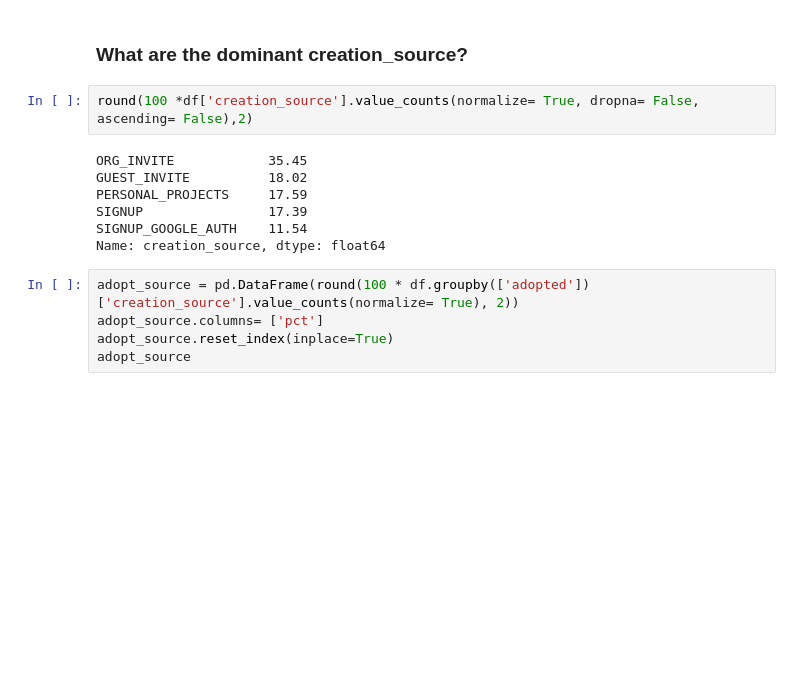
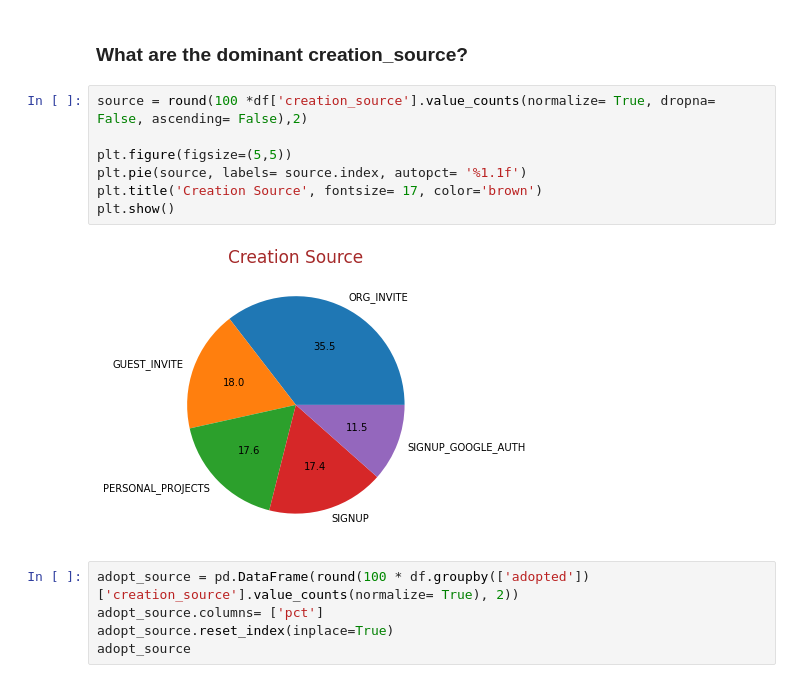
Before and after one commit to EnsiehBahrami/Mini-Projects, a Jupyter notebook: User_engagement/Relax.ipynb, the cells around one changed output. Drawn from its saved outputs; the diff is of its cells as text; blank space fills up the shorter version.

```diff
--- a/User_engagement/Relax.ipynb
+++ b/User_engagement/Relax.ipynb
@@ -569,15 +569,15 @@ df.head(2)
 | 1 | 2 | 1.0 | 2014-03-31 | Poole Matthew | MatthewPoole@gustr.com | ORG_INVITE | 0 | ... |
 # %% [markdown]
 ### What are the dominant creation_source?
-# %%
-round(100 *df['creation_source'].value_counts(normalize= True, dropna= False, ascending= False),2)
-# %% [output]
-ORG_INVITE            35.45
-GUEST_INVITE          18.02
-PERSONAL_PROJECTS     17.59
-SIGNUP                17.39
-SIGNUP_GOOGLE_AUTH    11.54
-Name: creation_source, dtype: float64
+# %%
+source = round(100 *df['creation_source'].value_counts(normalize= True, dropna= False, ascending= False),2)
+
+plt.figure(figsize=(5,5))
+plt.pie(source, labels= source.index, autopct= '%1.1f')
+plt.title('Creation Source', fontsize= 17, color='brown')
+plt.show()
+# %% [output]
+[figure, added]
 # %%
 adopt_source = pd.DataFrame(round(100 * df.groupby(['adopted'])['creation_source'].value_counts(normalize= True), 2))
 adopt_source.columns= ['pct']
```
Also changed, not shown: parts of 34 cells of this notebook.
